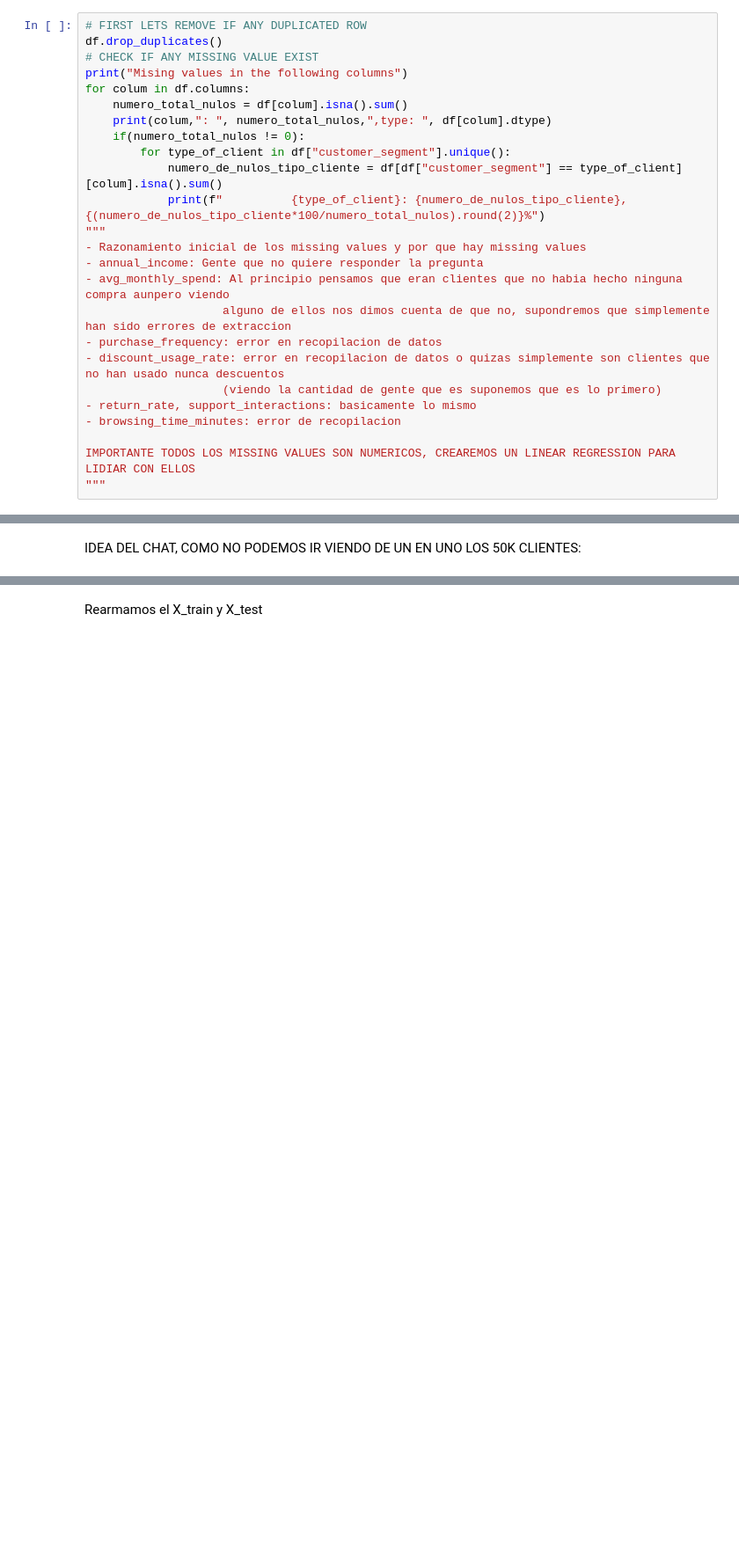
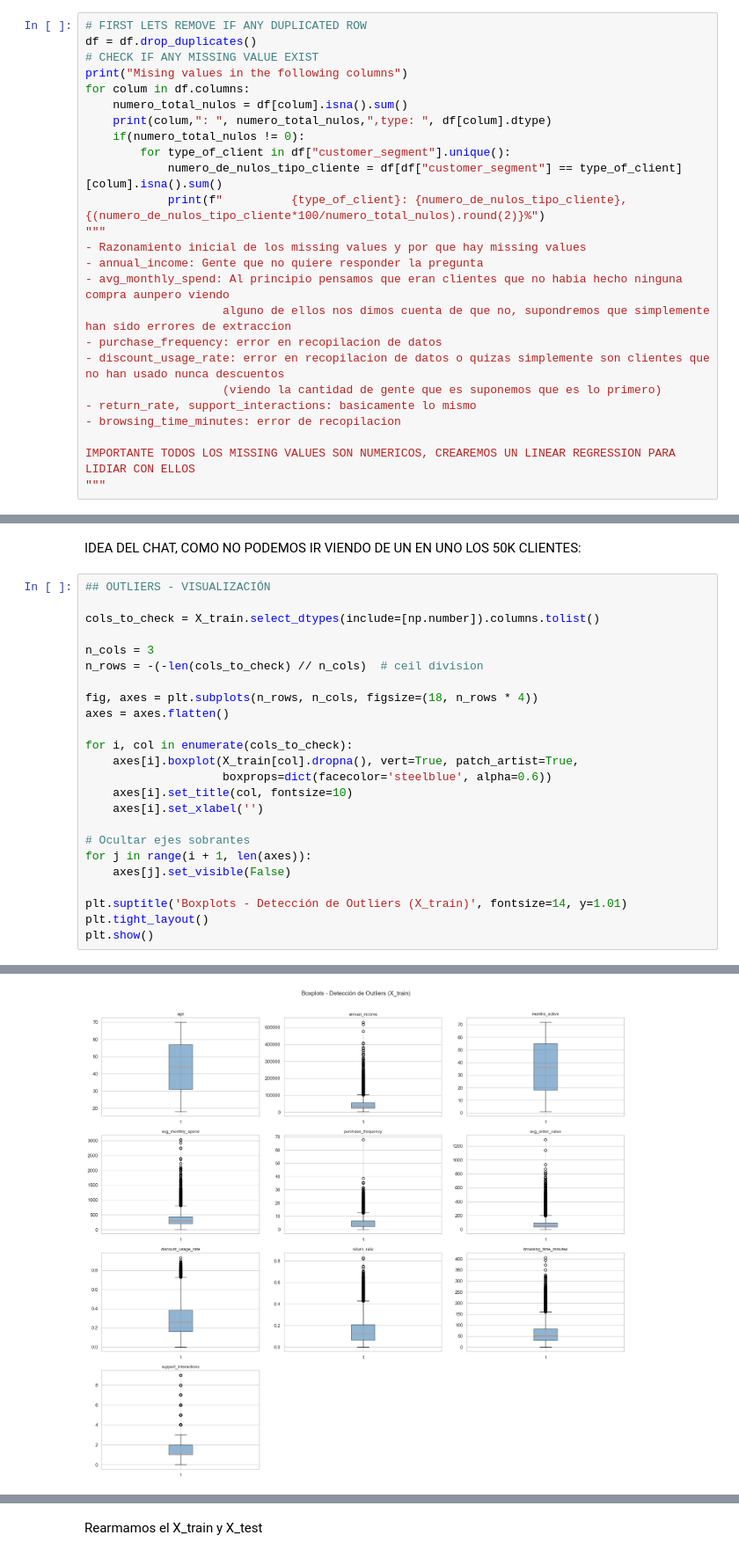
Before and after one commit to AlvarodelaHerran/Adv_ML, a Jupyter notebook: Data_preprocesing/data_preprocesing.ipynb, the cells around one changed output, grey strips where cells are left out. Shown at 88% size. Drawn from its saved outputs; the diff is of its cells as text; blank space fills up the shorter version.

```diff
--- a/Data_preprocesing/data_preprocesing.ipynb
+++ b/Data_preprocesing/data_preprocesing.ipynb
@@ -122,7 +122,7 @@ Passing `palette` without assigning `hue` is deprecated and will be removed in v
 ## DEALING WITH MISSING VALUES
 # %%
 # FIRST LETS REMOVE IF ANY DUPLICATED ROW
-df.drop_duplicates()
+df = df.drop_duplicates()
 # CHECK IF ANY MISSING VALUE EXIST
 print("Mising values in the following columns")
 for colum in df.columns:
@@ -206,4 +206,27 @@ Mirando manualmente los datos vemos valores extrañamente altos y bajos (sobre t
 # %% [markdown]
 IDEA DEL CHAT, COMO NO PODEMOS IR VIENDO DE UN EN UNO LOS 50K CLIENTES:
 # %%
+## OUTLIERS - VISUALIZACIÓN
+
+cols_to_check = X_train.select_dtypes(include=[np.number]).columns.tolist()
+
+n_cols = 3
+n_rows = -(-len(cols_to_check) // n_cols)  # ceil division
+
+fig, axes = plt.subplots(n_rows, n_cols, figsize=(18, n_rows * 4))
+axes = axes.flatten()
+
+for i, col in enumerate(cols_to_check):
+    axes[i].boxplot(X_train[col].dropna(), vert=True, patch_artist=True,
+                    boxprops=dict(facecolor='steelblue', alpha=0.6))
+    axes[i].set_title(col, fontsize=10)
+    axes[i].set_xlabel('')
+
+# Ocultar ejes sobrantes
+for j in range(i + 1, len(axes)):
+    axes[j].set_visible(False)
+
+plt.suptitle('Boxplots - Detección de Outliers (X_train)', fontsize=14, y=1.01)
+plt.tight_layout()
+plt.show()
 # %% [output]
@@ -210,0 +233 @@ np.float64(15.89142558220862)
+[figure, added]
```
Also changed, not shown: parts of 10 cells of this notebook.
